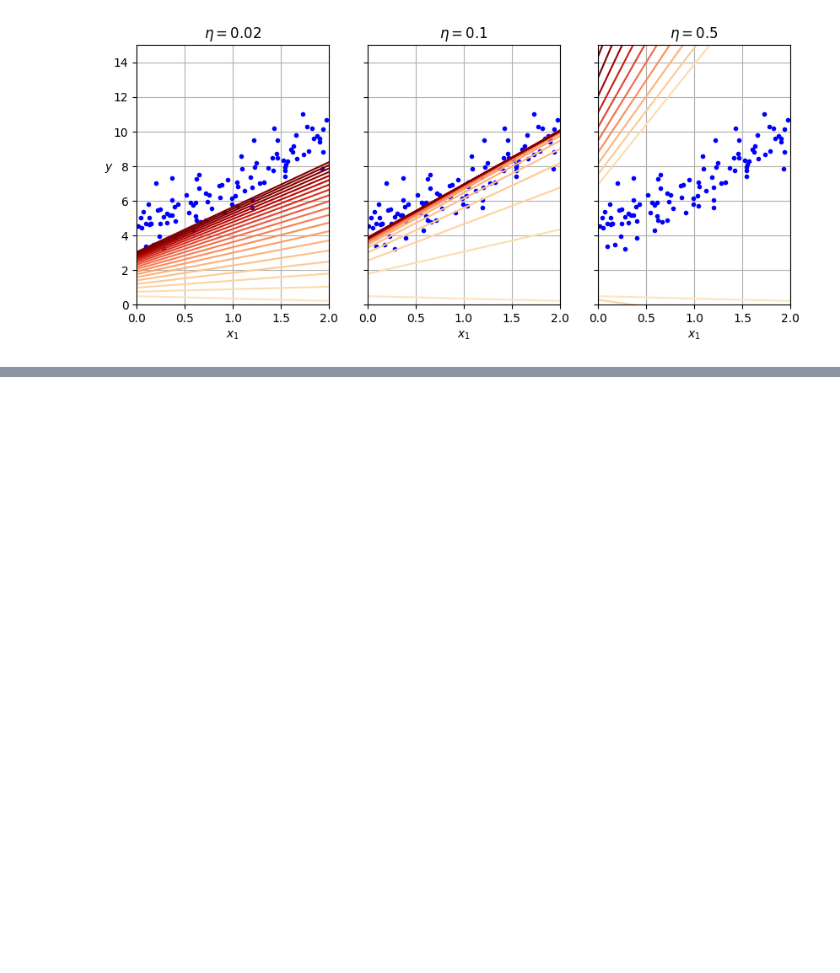
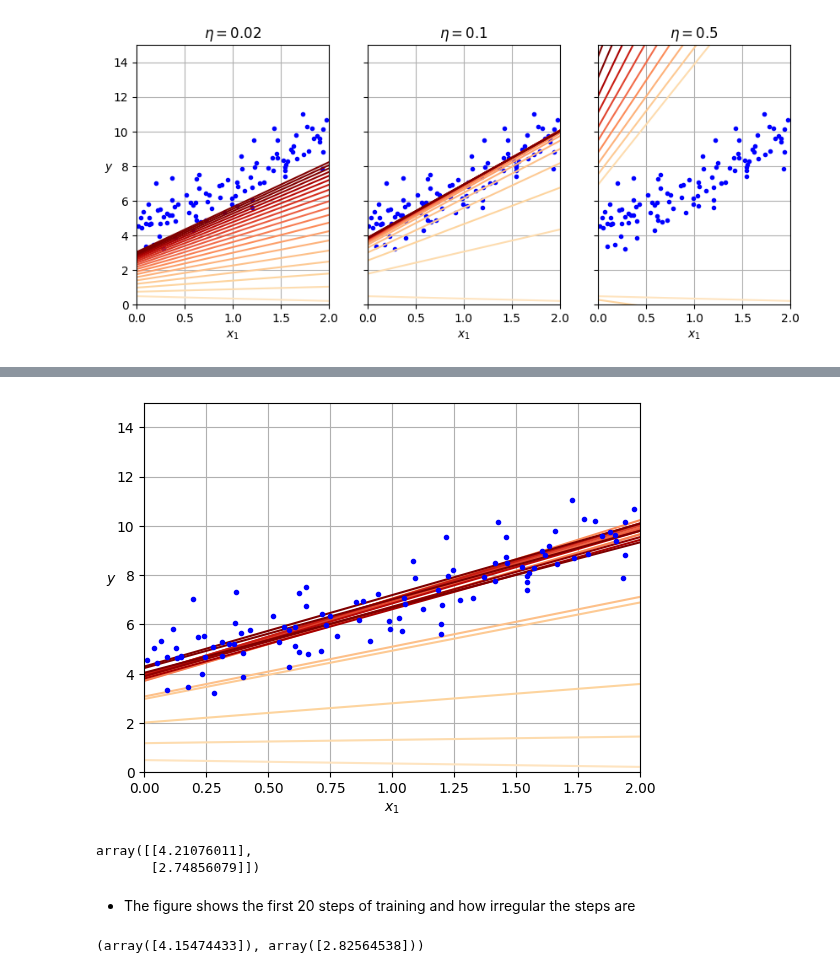
Before and after one commit to KANGWEII/hands_on_ml, a Jupyter notebook: Chapter04/training_models.ipynb, the cells around one changed output, grey strips where cells are left out. Drawn from its saved outputs; the diff is of its cells as text; code cells hidden in the pictures; blank space fills up the shorter version.

Commit message:
Chapter04: add stochastic gradient descent

```diff
--- a/Chapter04/training_models.ipynb
+++ b/Chapter04/training_models.ipynb
@@ -194,0 +206,55 @@ plt.show()
+# %%
+# Implement SGD with simple learning schedule
+
+n_epochs = 50
+t0, t1 = 5, 50  # Learning schedule hyperparameters
+theta_path_sgd = []
+n_shown = 20
+
+def learning_schedule(t):
+  return t0 / (t + t1)
+
+np.random.seed(42)
+theta = np.random.randn(2,1)  # Random initialization
+
+for epoch in range(n_epochs):
+  for iteration in range(m):
+
+    if epoch == 0 and iteration < n_shown:
+      y_predict = X_new_b @ theta
+      color = mpl.colors.rgb2hex(plt.cm.OrRd(iteration / n_shown + 0.15))
+      plt.plot(X_new, y_predict, color=color)
+
+    random_index = np.random.randint(m)
+    xi = X_b[random_index:random_index+1]
+    yi = y[random_index:random_index+1]
+    gradients = 2 * xi.T @ (xi @ theta - yi)
+    eta = learning_schedule(epoch * m + iteration)
+    theta = theta - eta * gradients
+    theta_path_sgd.append(theta)
+
+plt.plot(X, y, "b.")
+plt.xlabel("$x_1$")
+plt.ylabel("$y$", rotation=0)
+plt.axis([0, 2, 0, 15])
+plt.grid()
+plt.show()
+
+theta
+# %% [output]
+[figure, added]
+array([[4.21076011],
+       [2.74856079]])
+# %% [markdown]
+- The figure shows the first 20 steps of training and how irregular the steps are
+# %%
+# Scikit-Learn SGDRegressor class, defaults to optimizing the MSE cost function
+
+from sklearn.linear_model import SGDRegressor
+
+sgd_reg = SGDRegressor(max_iter=1000, tol=1e-3, penalty=None, eta0=0.01, n_iter_no_change=100, random_state=42)
+sgd_reg.fit(X, y.ravel()) # y.ravel() because fit() expects 1D targets
+
+sgd_reg.intercept_, sgd_reg.coef_
+# %% [output]
+(array([4.15474433]), array([2.82564538]))
```
Also changed, not shown: parts of 2 cells of this notebook.
